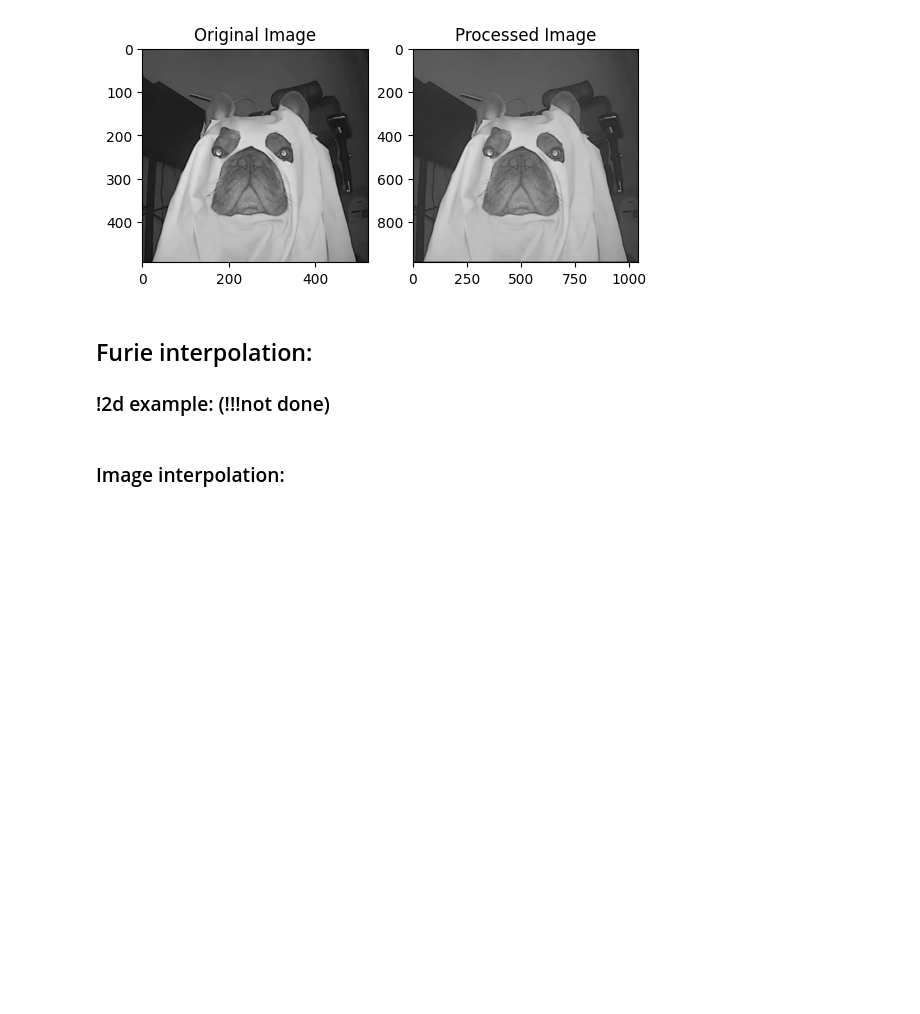
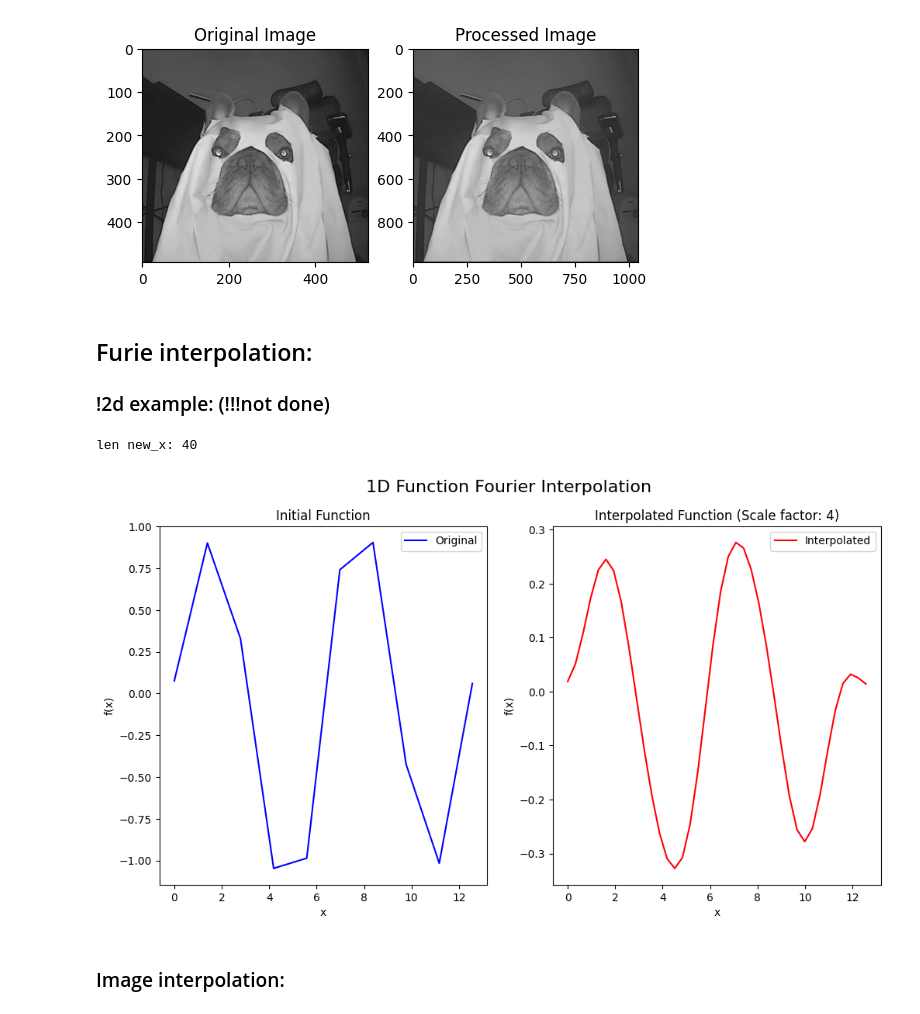
Before and after one commit to JavaConterry/Computer-Graphics, a Jupyter notebook: Lab5/Worksheet.ipynb, the cells around one changed output. Drawn from its saved outputs; the diff is of its cells as text; code cells hidden in the pictures; blank space fills up the shorter version.

```diff
--- a/Lab5/Worksheet.ipynb
+++ b/Lab5/Worksheet.ipynb
@@ -355,6 +357,59 @@ plt.show()
 # %% [markdown]
 ## Furie interpolation:
 ### !2d example: (!!!not done)
+# %%
+from scipy.fft import fft, ifft
+
+def fourier_interpolate_1d(y, scale_factor):
+    orig_size = y.shape[0]
+    f_transform = fft(y)
+    f_transform_shifted = fftshift(f_transform)
+    new_size = int(orig_size * scale_factor)
+    new_f_transform_shifted = np.zeros(new_size, dtype=complex)
+    center_orig = orig_size // 2
+    center_new = new_size // 2
+    start = center_new - center_orig
+    end = start + orig_size
+    new_f_transform_shifted[start:end] = f_transform_shifted
+    new_f_transform = ifftshift(new_f_transform_shifted)
+    interpolated_y = ifft(new_f_transform)
+    interpolated_y = np.real(interpolated_y)
+
+    return interpolated_y
+
+
+size = 10
+x = np.linspace(0, 4 * np.pi, size)
+y = np.sin(x) + 0.1 * np.random.normal(size=size)
+
+scale_factor = 4
+interpolated_y = fourier_interpolate_1d(y, scale_factor)
+
+new_x = np.linspace(x[0], x[-1], len(interpolated_y))
+print('len new_x:', len(new_x))
+plt.figure(figsize=(12, 6))
+plt.suptitle('1D Function Fourier Interpolation', fontsize=16)
+
+plt.subplot(1, 2, 1)
+plt.title('Initial Function')
+plt.plot(x, y, label='Original', color='blue')
+plt.xlabel('x')
+plt.ylabel('f(x)')
+plt.legend()
+
+plt.subplot(1, 2, 2)
+plt.title(f'Interpolated Function (Scale factor: {scale_factor})')
+plt.plot(new_x, interpolated_y, label='Interpolated', color='red')
+plt.xlabel('x')
+plt.ylabel('f(x)')
+plt.legend()
+
+plt.show()
+x = np.linspace(0, 4 * np.pi, size)
+y = np.sin(x) + 0.1 * np.random.normal(size=size)
+# %% [output]
+len new_x: 40
+[figure, added]
 # %% [markdown]
 ### Image interpolation:
 # %%
```
Also changed, not shown: parts of 4 cells of this notebook, 1 other file.
